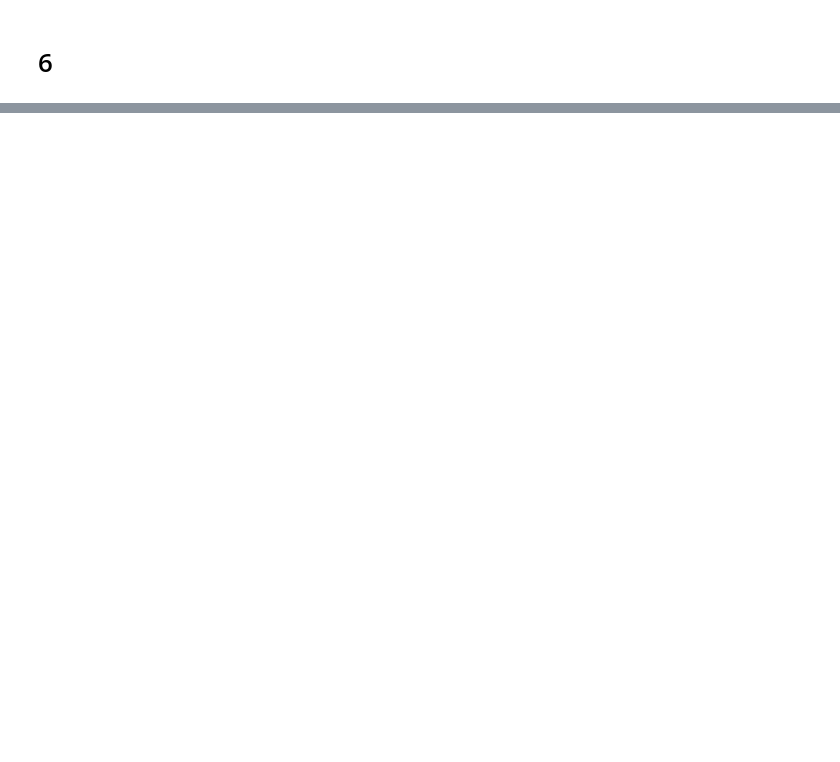
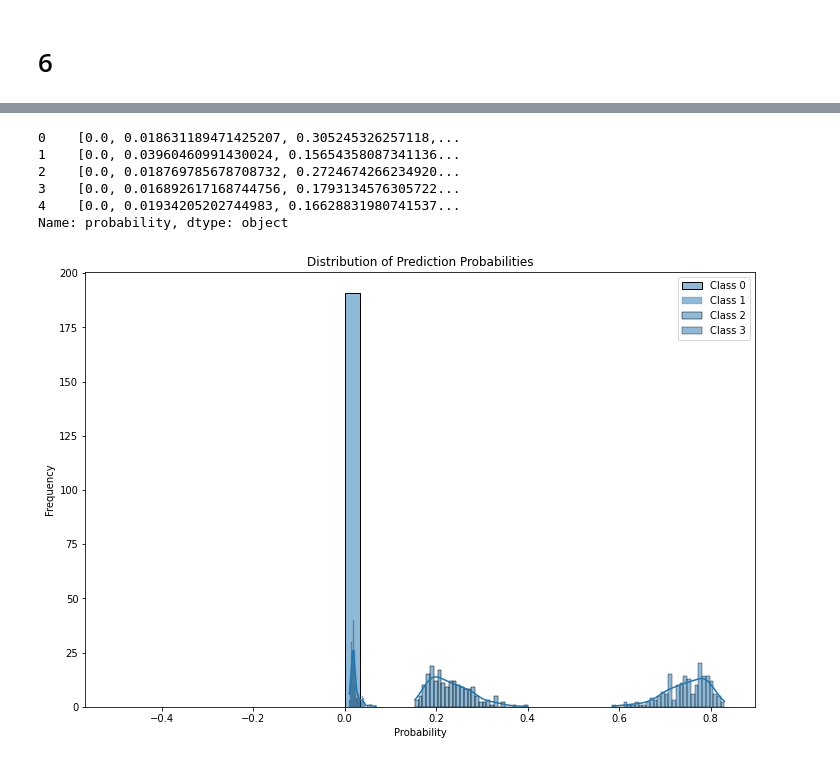
Before and after one commit to litahry/a4, a Jupyter notebook: Pt4.ipynb, the cells around one changed output, grey strips where cells are left out. Drawn from its saved outputs; the diff is of its cells as text; code cells hidden in the pictures; blank space fills up the shorter version.

```diff
--- a/Pt4.ipynb
+++ b/Pt4.ipynb
@@ -814,0 +1172,27 @@ This stopped SparkContext was created at:
+# %%
+# Inspect the probability column
+probabilities = rf_model.stages[-1].transform(test_df).select("probability").toPandas()
+print(probabilities['probability'].head())
+# Assuming the probability column contains vectors of length 4
+probability_length = len(probabilities['probability'][0])
+columns = [f"Class {i}" for i in range(probability_length)]
+
+# Create DataFrame
+probabilities_df = pd.DataFrame(probabilities['probability'].tolist(), columns=columns)
+
+plt.figure(figsize=(12, 8))
+for i, col in enumerate(probabilities_df.columns):
+    sns.histplot(probabilities_df[col], kde=True, label=f"Class {i}", bins=30)
+plt.title("Distribution of Prediction Probabilities")
+plt.xlabel("Probability")
+plt.ylabel("Frequency")
+plt.legend()
+plt.show()
+# %% [output]
+0    [0.0, 0.018631189471425207, 0.305245326257118,...
+1    [0.0, 0.03960460991430024, 0.15654358087341136...
+2    [0.0, 0.018769785678708732, 0.2724674266234920...
+3    [0.0, 0.016892617168744756, 0.1793134576305722...
+4    [0.0, 0.01934205202744983, 0.16628831980741537...
+Name: probability, dtype: object
+[figure, added]
```
Also changed, not shown: parts of 25 cells of this notebook.
